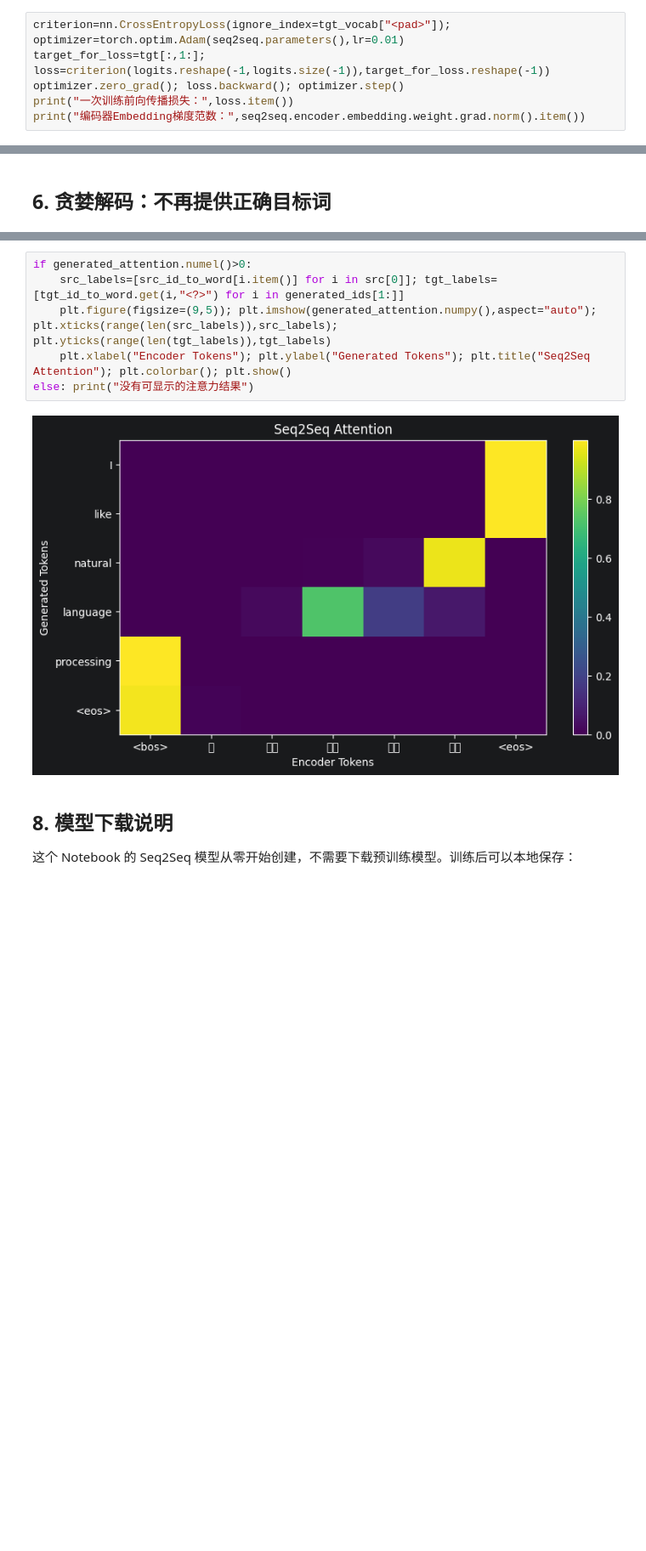
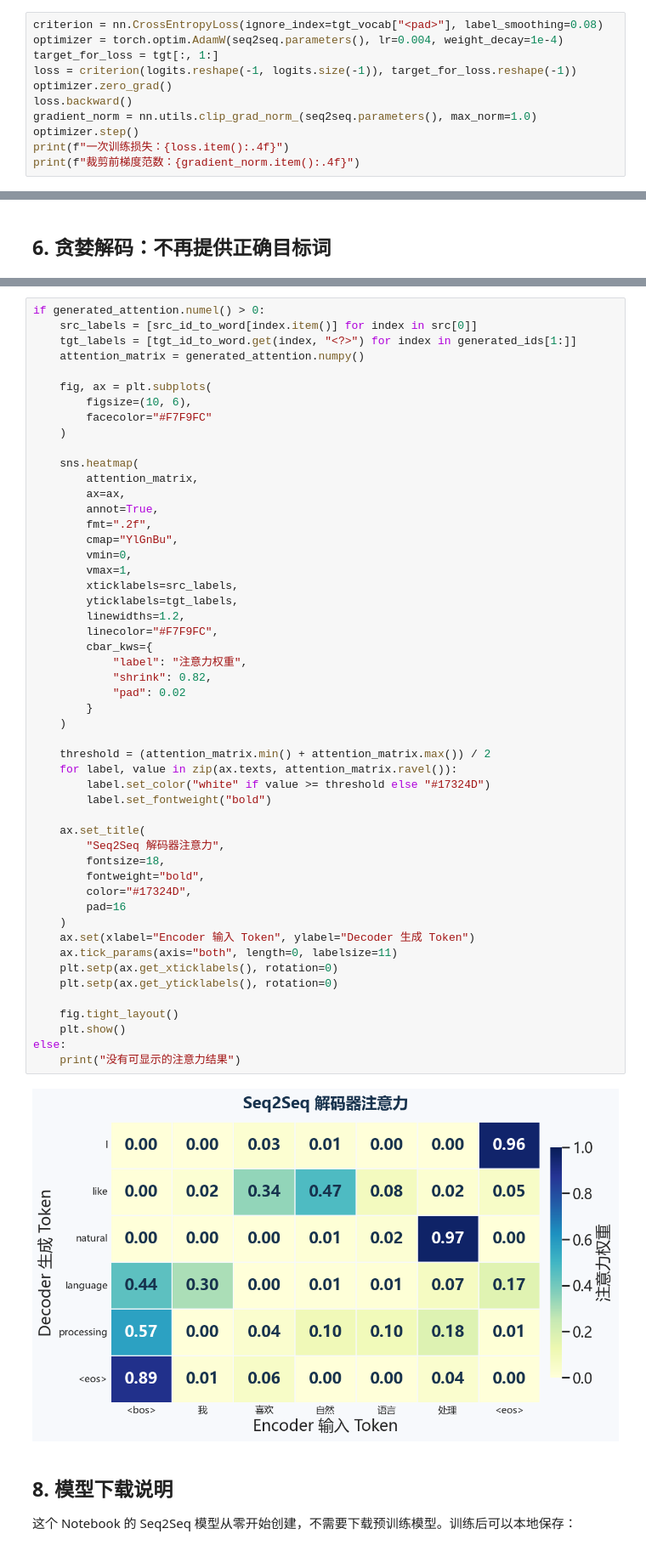
Before and after one commit to vortexlab-lxy/NLP, a Jupyter notebook: 10序列到序列模型_Seq2Seq.ipynb, the cells around one changed output, grey strips where cells are left out. Shown at 85% size. Saved outputs shown, nothing was run; the diff lists cells and outputs as text; blank space fills up the shorter version.

```diff
--- a/10序列到序列模型_Seq2Seq.ipynb
+++ b/10序列到序列模型_Seq2Seq.ipynb
@@ -115,9 +204,14 @@ print("每一步注意力权重和：",attentions.sum(dim=-1))
 # %% [markdown]
 ## 4. 计算损失并完成一次反向传播
 # %%
-criterion=nn.CrossEntropyLoss(ignore_index=tgt_vocab["<pad>"]); optimizer=torch.optim.Adam(seq2seq.parameters(),lr=0.01)
-target_for_loss=tgt[:,1:]; loss=criterion(logits.reshape(-1,logits.size(-1)),target_for_loss.reshape(-1))
-optimizer.zero_grad(); loss.backward(); optimizer.step()
-print("一次训练前向传播损失：",loss.item())
-print("编码器Embedding梯度范数：",seq2seq.encoder.embedding.weight.grad.norm().item())
+criterion = nn.CrossEntropyLoss(ignore_index=tgt_vocab["<pad>"], label_smoothing=0.08)
+optimizer = torch.optim.AdamW(seq2seq.parameters(), lr=0.004, weight_decay=1e-4)
+target_for_loss = tgt[:, 1:]
+loss = criterion(logits.reshape(-1, logits.size(-1)), target_for_loss.reshape(-1))
+optimizer.zero_grad()
+loss.backward()
+gradient_norm = nn.utils.clip_grad_norm_(seq2seq.parameters(), max_norm=1.0)
+optimizer.step()
+print(f"一次训练损失：{loss.item():.4f}")
+print(f"裁剪前梯度范数：{gradient_norm.item():.4f}")
 # %% [output]
@@ -166,11 +332,56 @@ print("生成注意力形状：",generated_attention.shape)
 # %%
-if generated_attention.numel()>0:
-    src_labels=[src_id_to_word[i.item()] for i in src[0]]; tgt_labels=[tgt_id_to_word.get(i,"<?>") for i in generated_ids[1:]]
-    plt.figure(figsize=(9,5)); plt.imshow(generated_attention.numpy(),aspect="auto"); plt.xticks(range(len(src_labels)),src_labels); plt.yticks(range(len(tgt_labels)),tgt_labels)
-    plt.xlabel("Encoder Tokens"); plt.ylabel("Generated Tokens"); plt.title("Seq2Seq Attention"); plt.colorbar(); plt.show()
-else: print("没有可显示的注意力结果")
+if generated_attention.numel() > 0:
+    src_labels = [src_id_to_word[index.item()] for index in src[0]]
+    tgt_labels = [tgt_id_to_word.get(index, "<?>") for index in generated_ids[1:]]
+    attention_matrix = generated_attention.numpy()
+
+    fig, ax = plt.subplots(
+        figsize=(10, 6),
+        facecolor="#F7F9FC"
+    )
+
+    sns.heatmap(
+        attention_matrix,
+        ax=ax,
+        annot=True,
+        fmt=".2f",
+        cmap="YlGnBu",
+        vmin=0,
+        vmax=1,
+        xticklabels=src_labels,
+        yticklabels=tgt_labels,
+        linewidths=1.2,
+        linecolor="#F7F9FC",
+        cbar_kws={
+            "label": "注意力权重",
+            "shrink": 0.82,
+            "pad": 0.02
+        }
+    )
+
+    threshold = (attention_matrix.min() + attention_matrix.max()) / 2
+    for label, value in zip(ax.texts, attention_matrix.ravel()):
+        label.set_color("white" if value >= threshold else "#17324D")
+        label.set_fontweight("bold")
+
+    ax.set_title(
+        "Seq2Seq 解码器注意力",
+        fontsize=18,
+        fontweight="bold",
+        color="#17324D",
+        pad=16
+    )
+    ax.set(xlabel="Encoder 输入 Token", ylabel="Decoder 生成 Token")
+    ax.tick_params(axis="both", length=0, labelsize=11)
+    plt.setp(ax.get_xticklabels(), rotation=0)
+    plt.setp(ax.get_yticklabels(), rotation=0)
+
+    fig.tight_layout()
+    plt.show()
+else:
+    print("没有可显示的注意力结果")
 # %% [output]
-[figure, old version]
+[figure, new version]
 # %% [markdown]
 ## 8. 模型下载说明
 
```
Also changed, not shown: parts of 20 cells of this notebook, 1 other file.
